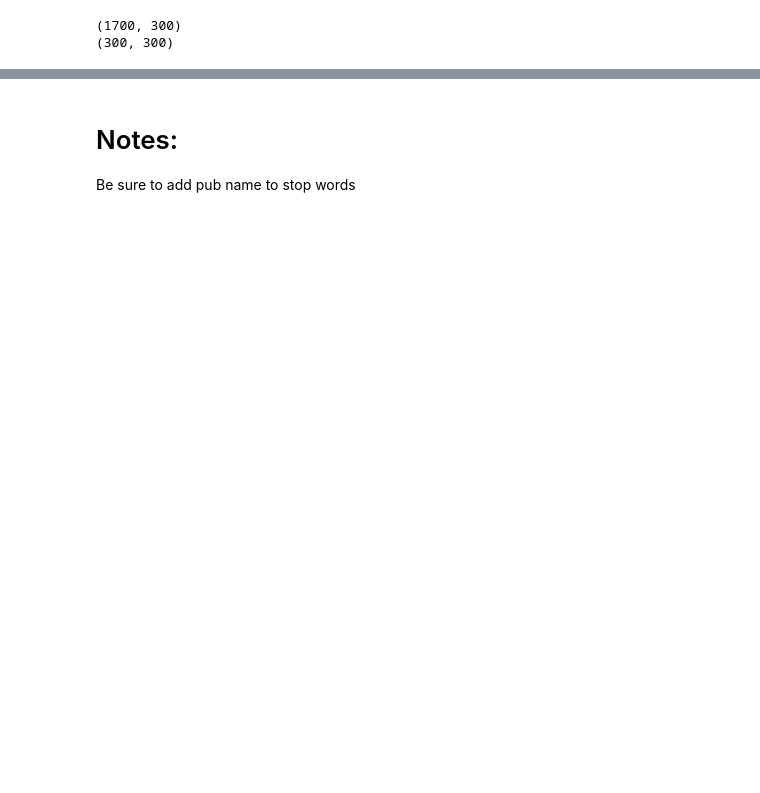
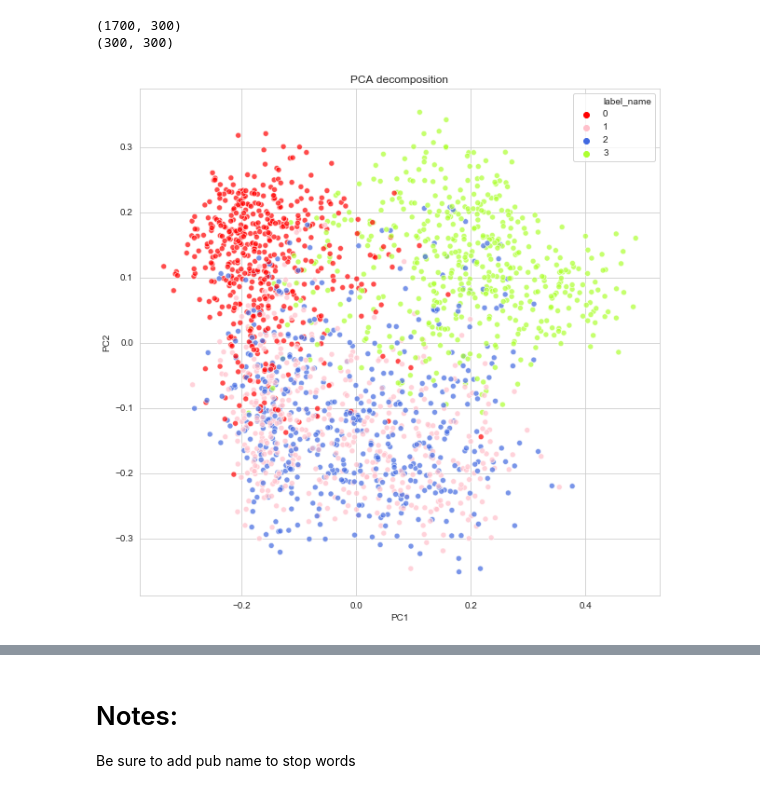
Before and after one commit to denisond/news-publication-classifier, a Jupyter notebook: main_20191121_authors.ipynb, the cells around one changed output, grey strips where cells are left out. Drawn from its saved outputs; the diff is of its cells as text; code cells hidden in the pictures; blank space fills up the shorter version.

```diff
--- a/main_20191121_authors.ipynb
+++ b/main_20191121_authors.ipynb
@@ -93,7 +93,7 @@ df['content_cleaned_5'] = lemmatized_text_list
 nltk.download('stopwords')
 # %%
 # Loading the stop words in english
-stop_words = list(stopwords.words('english')) + list(map(lambda x: x.split(' ')[0].lower(), df['author'].unique()))
+stop_words = list(stopwords.words('english')) + list(map(lambda x: x.split(' ')[0].lower(), df['author'].unique())) + ['nussbaum', 'hudson', 'jeromeehudson', 'dznussbaum', 'breitbart', 'pollak', 'joelpollock']
 # %%
 df['content_cleaned_6'] = df['content_cleaned_5']
 for stop_word in stop_words:
@@ -218,3 +229,6 @@ print(features_test.shape)
 # %% [output]
 (1700, 300)
 (300, 300)
+# %%
+features = np.concatenate((features_train,features_test), axis=0)
+labels = np.concatenate((labels_train,labels_test), axis=0)
@@ -220,0 +288,8 @@ print(features_test.shape)
+# %%
+plot_dim_red("PCA",
+             features=features,
+             labels=labels,
+             n_components=2)
+plt.show()
+# %% [output]
+[figure, added]
```
Also changed, not shown: parts of 8 cells of this notebook.
